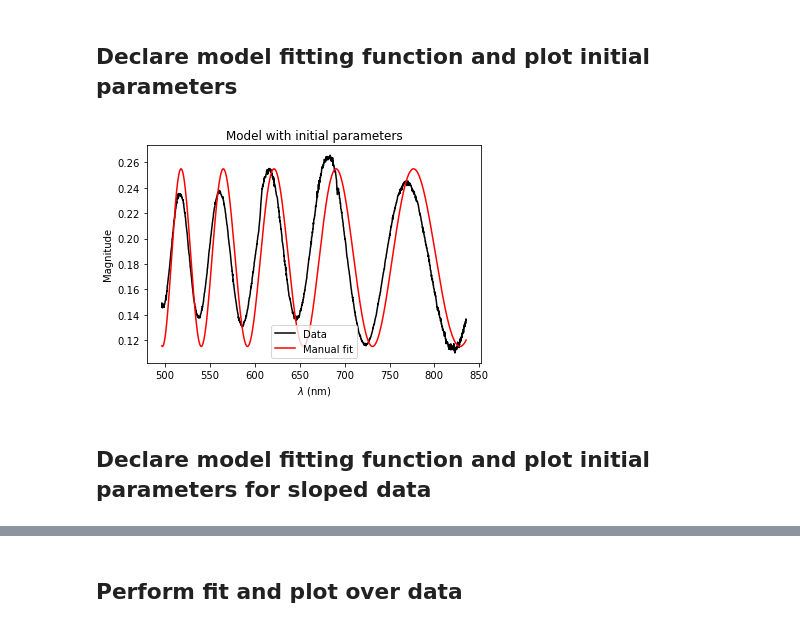
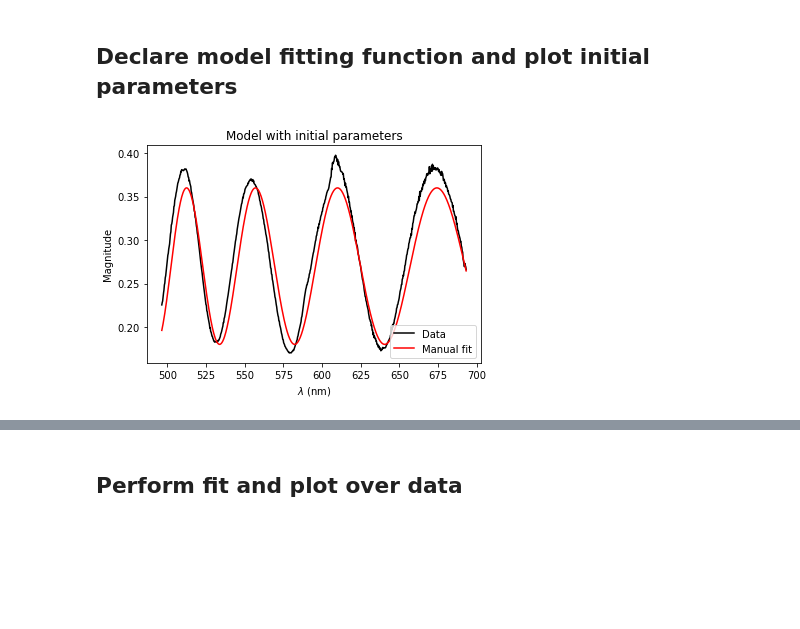
Before and after one commit to ManuelRojasPhysics/Reflectance, a Jupyter notebook: Plotting reflectance data.ipynb, the cells around one changed output, grey strips where cells are left out. Cells and saved outputs as stored; diff of their text form; code cells hidden in the pictures; blank space fills up the shorter version.

Commit message:
added files for new Al wafer, plotted and fitted

```diff
--- a/Plotting reflectance data.ipynb
+++ b/Plotting reflectance data.ipynb
@@ -16,9 +16,9 @@ import os as os
 # %%
 # variables containing string of filepaths
 # only need to change path here, and change name of output figure
-filepath_data='S095/smaller_image/S095C.txt'
-filepath_blank='S095/new_mirror/BLANK.txt'
-filepath_std='S095/smaller_image/STD.txt'
+filepath_data='S095/AL_wafer/S095L.txt'
+filepath_blank='S095/AL_wafer/BLANK.txt'
+filepath_std='S095/AL_wafer/STD.txt'
 #load in all necessary data, since background and noise data is needed
 data_in = np.genfromtxt(filepath_data, skip_header=6, delimiter='	')
 blankARraw = np.genfromtxt(filepath_blank, skip_header = 6, delimiter = '	')
@@ -122,32 +102,30 @@ Once only the thin film data is left, fit using the following equation: $$R=A+Bc
 # %%
 ## x needs to be first parameter!!!
 def model(x,a,b,d):
     n = 2.39*4*np.pi
     return a+(b * np.cos(d*(n/x)))
 
 ## a and b are constants, d is thickness, x is wavelength, n is refractive index of material (2.39?)
 
 ## set range for fit
-xvals = wavel[400:1600]
-yvals = final[400:1600]
+xvals = wavel[400:1100]
+yvals = final[400:1100]
 ## set initial param. values below based on existing data 2018-2019
 
-ainit = .185
-binit =.07
-dinit = 1300
+ainit = .27
+binit =-.09
+dinit = 1340
 ## index depends on material (2.39 used in existing data 2018-2019)
 pinit = [ainit,binit,dinit]
 ## plot model with inital parameters
 plt.plot(xvals,yvals, 'k-', label = 'Data');
 plt.plot(xvals, model(xvals,pinit[0],pinit[1],pinit[2]), 'r-', label = 'Manual fit');
 
 # Label axes and give it a title for notebook (remove it when including the plot in a report)
 plt.xlabel('$\\lambda$ (nm)')
 plt.ylabel('Magnitude')
 plt.title('Model with initial parameters')
 plt.legend()
 plt.show()
 # %% [output]
-[figure, old version]
+[figure, new version]
-# %% [markdown]
-## Declare model fitting function and plot initial parameters for sloped data
```
Also changed, not shown: parts of 9 cells of this notebook, 6 other files.
